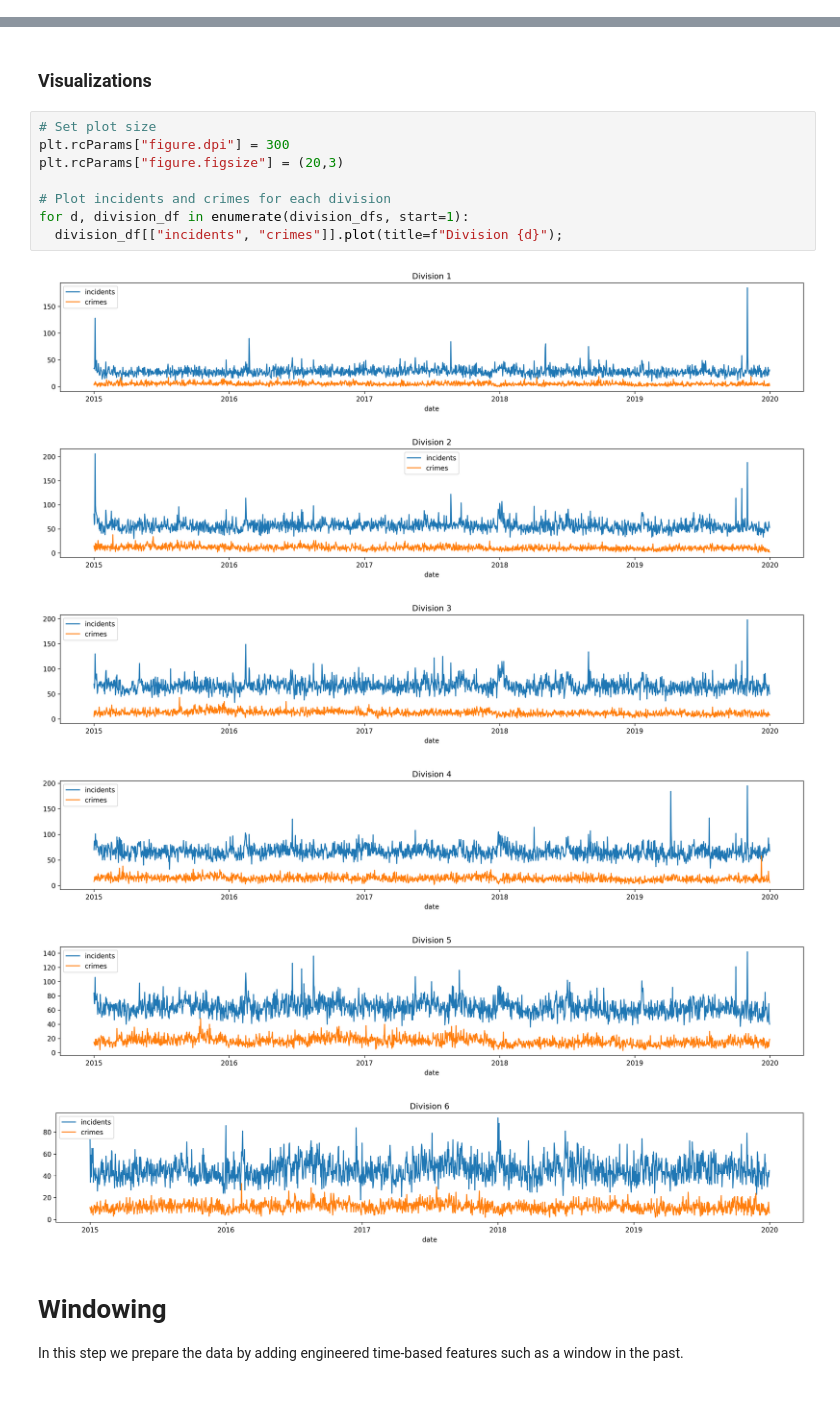
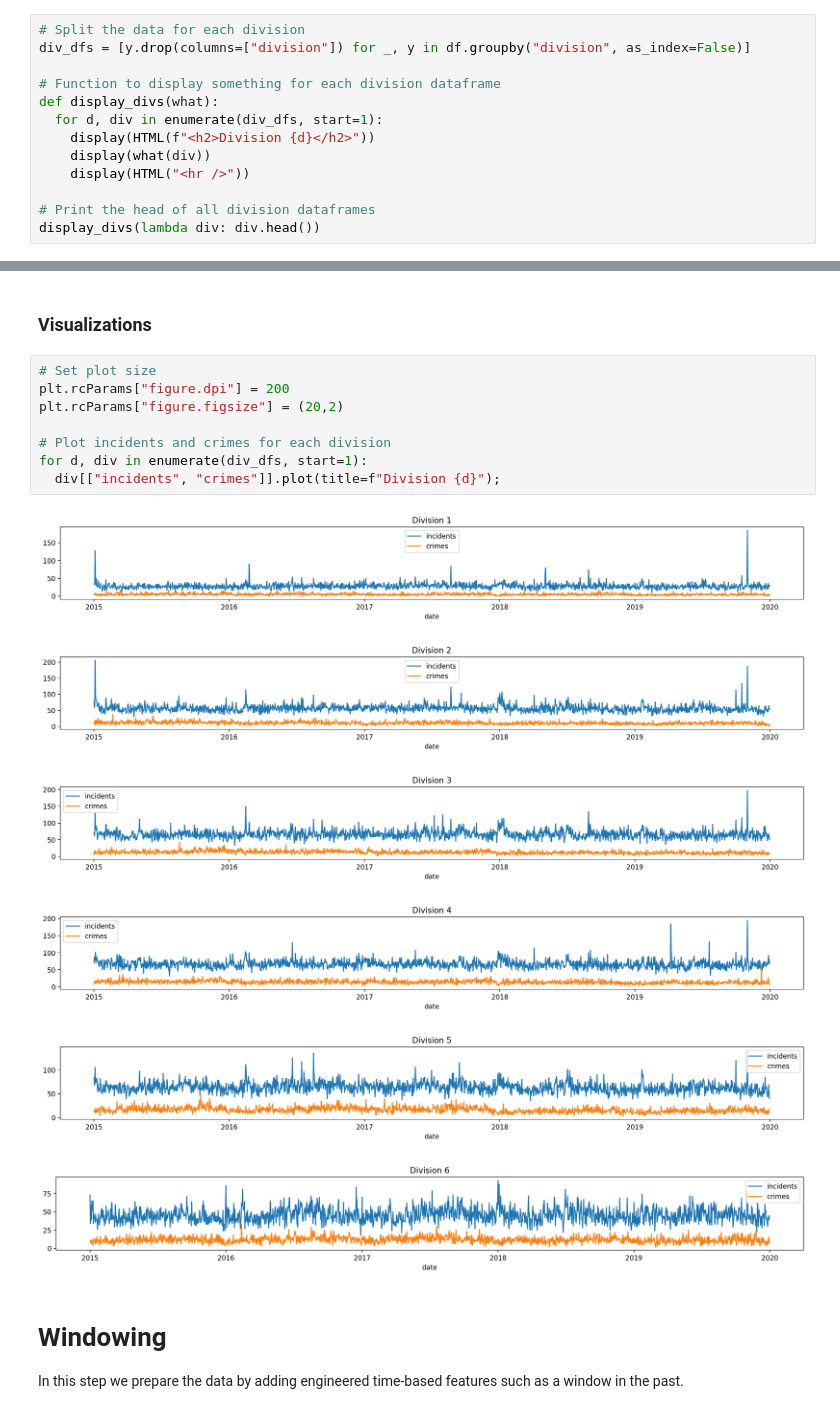
Before and after one commit to naderghanbari/mcgill-capstone, a Jupyter notebook: capstone_models.ipynb, the cells around one changed output, grey strips where cells are left out. Cells and saved outputs as stored; diff of their text form.

```diff
--- a/capstone_models.ipynb
+++ b/capstone_models.ipynb
@@ -45,0 +44,13 @@ division_dfs = [pd.DataFrame(y) for x, y in df.groupby("division", as_index=Fals
+# %%
+# Split the data for each division
+div_dfs = [y.drop(columns=["division"]) for _, y in df.groupby("division", as_index=False)]
+
+# Function to display something for each division dataframe
+def display_divs(what):
+  for d, div in enumerate(div_dfs, start=1):
+    display(HTML(f"<h2>Division {d}</h2>"))
+    display(what(div))
+    display(HTML("<hr />"))
+
+# Print the head of all division dataframes
+display_divs(lambda div: div.head())
@@ -68,19 +127,19 @@ date
 ### Visualizations
 # %%
 # Set plot size
-plt.rcParams["figure.dpi"] = 300
-plt.rcParams["figure.figsize"] = (20,3)
+plt.rcParams["figure.dpi"] = 200
+plt.rcParams["figure.figsize"] = (20,2)
 
 # Plot incidents and crimes for each division
-for d, division_df in enumerate(division_dfs, start=1):
-  division_df[["incidents", "crimes"]].plot(title=f"Division {d}");
+for d, div in enumerate(div_dfs, start=1):
+  div[["incidents", "crimes"]].plot(title=f"Division {d}");
 # %% [output]
-[figure, old version]
+[figure, new version]
-[figure, old version]
+[figure, new version]
-[figure, old version]
+[figure, new version]
-[figure, old version]
+[figure, new version]
-[figure, old version]
+[figure, new version]
-[figure, old version]
+[figure, new version]
 # %% [markdown]
 # Windowing
 In this step we prepare the data by adding engineered time-based features such as a window in the past.
```
Also changed, not shown: parts of 5 cells of this notebook.
